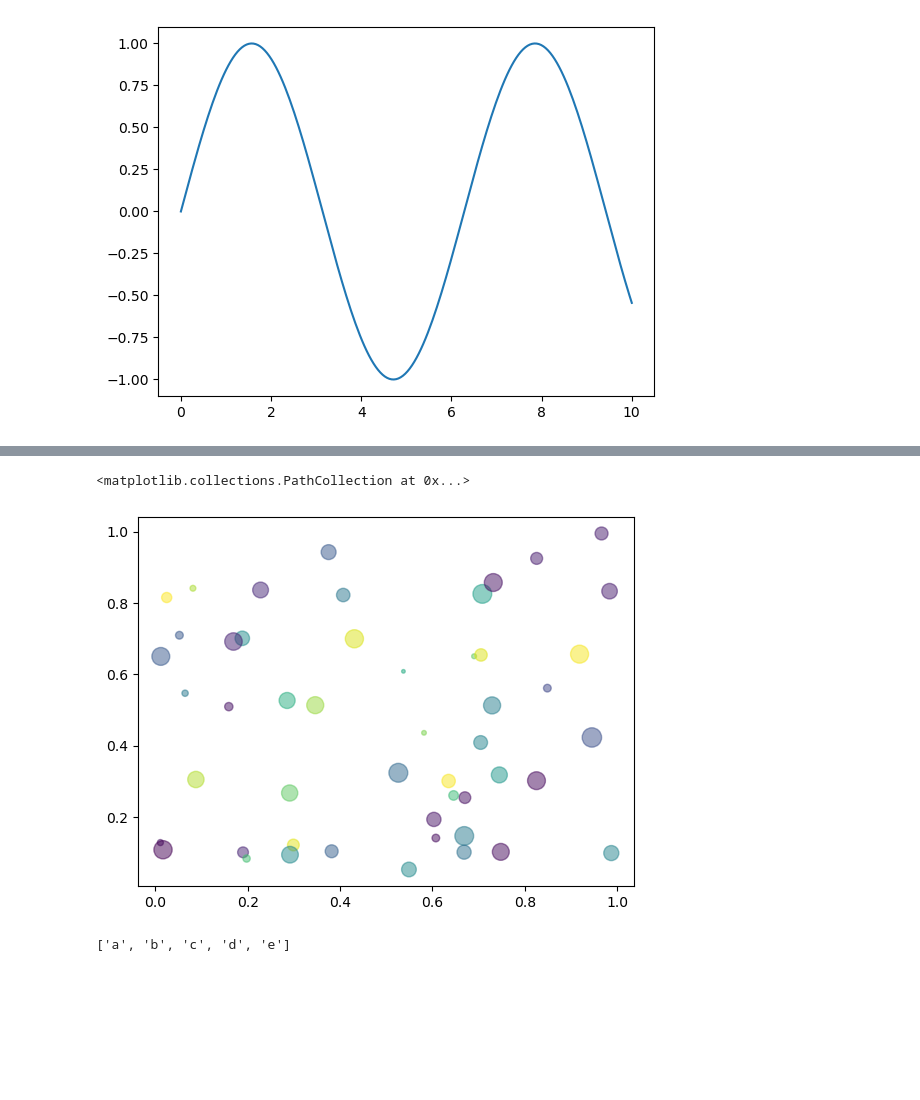
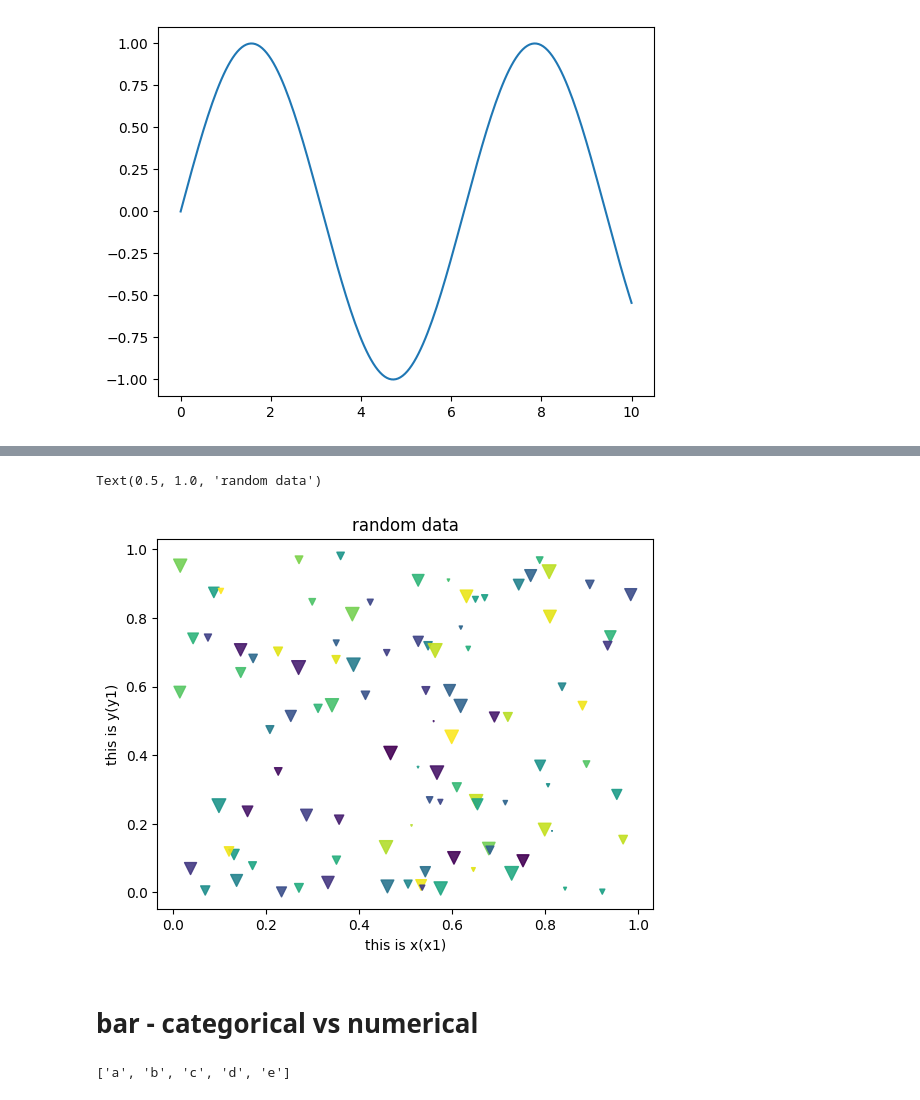
Before and after one commit to Sufeeya07/visualization, a Jupyter notebook: matplotlib/1- matplotlib .ipynb, the cells around one changed output, grey strips where cells are left out. Cells and saved outputs as stored; diff of their text form; code cells hidden in the pictures; blank space fills up the shorter version.

```diff
--- a/matplotlib/1- matplotlib .ipynb
+++ b/matplotlib/1- matplotlib .ipynb
@@ -69,8 +70,6 @@ plt.plot(x,y )
 # %%
-# ---- use diferent types of plot
-
-x1 = np.random.rand(50)
-y1 = np.random.rand(50)
+x1 = np.random.rand(100)
+y1 = np.random.rand(100)
 # %%
 x1
 # %% [output]
@@ -100,10 +124,18 @@ array([0.72753452, 0.66808315, 0.56267055, 0.8848322 , 0.56535586,
 # %%
-col = np.random.rand(50)
-sizes = 200 *np.random.rand(50)
-plt.scatter(x1,y1 , c=col , s = sizes , alpha = .5)
+colours = np.random.rand(100)  # colours
+
+sizes = 100 * np.random.rand(100)
+
+plt.scatter(x1,y1 , c=colours , s = sizes , alpha =.9, marker='v')
+
+plt.xlabel('this is x(x1)')
+plt.ylabel('this is y(y1)')
+plt.title('random data')
 # %% [output]
-<matplotlib.collections.PathCollection at 0x...>
+Text(0.5, 1.0, 'random data')
-[figure, old version]
+[figure, new version]
+# %% [markdown]
+# bar - categorical vs numerical
 # %%
 x2 = ['a', 'b' ,'c' ,'d', 'e']
 x2
```
Also changed, not shown: parts of 26 cells of this notebook.
